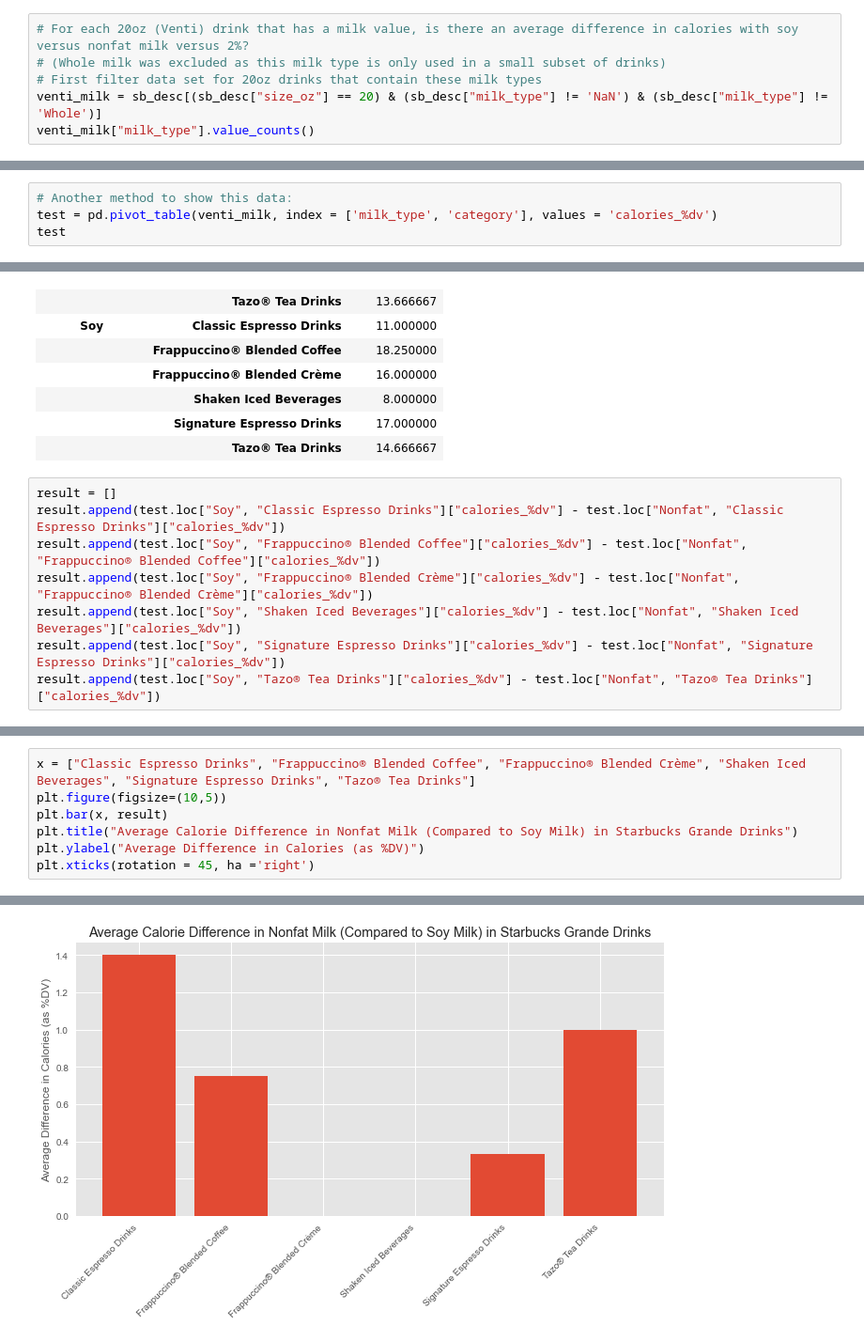
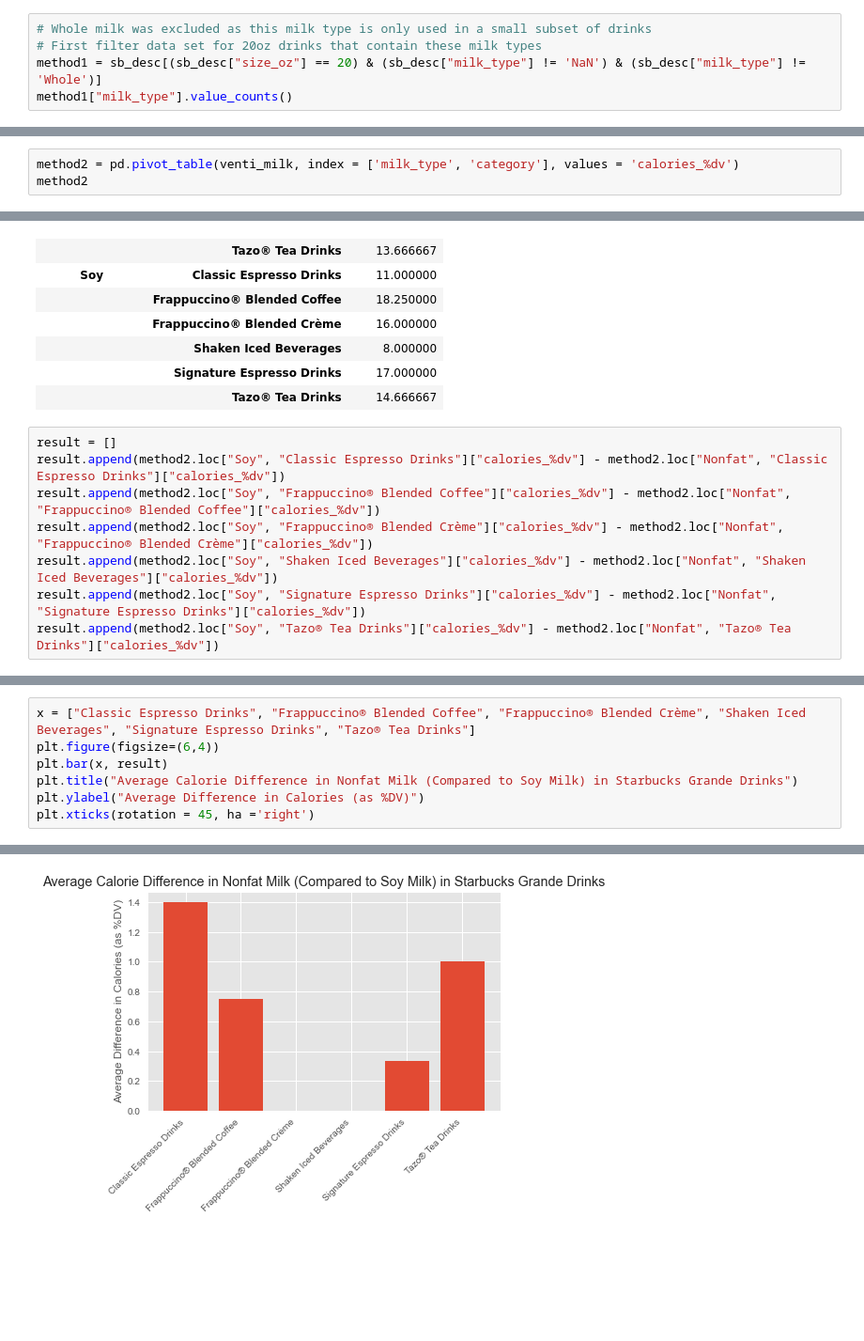
Before and after one commit to Ugi77/projects, a Jupyter notebook: NutritionAnalysisTour/desc_stats_pandas.ipynb, the cells around one changed output, grey strips where cells are left out. Shown at 94% size. Saved outputs shown, nothing was run; the diff lists cells and outputs as text; blank space fills up the shorter version.

```diff
--- a/NutritionAnalysisTour/desc_stats_pandas.ipynb
+++ b/NutritionAnalysisTour/desc_stats_pandas.ipynb
@@ -147,9 +213,8 @@ plt.show()
 # %%
-# For each 20oz (Venti) drink that has a milk value, is there an average difference in calories with soy versus nonfat milk versus 2%?
-# (Whole milk was excluded as this milk type is only used in a small subset of drinks)
+# Whole milk was excluded as this milk type is only used in a small subset of drinks
 # First filter data set for 20oz drinks that contain these milk types
-venti_milk = sb_desc[(sb_desc["size_oz"] == 20) & (sb_desc["milk_type"] != 'NaN') & (sb_desc["milk_type"] != 'Whole')]
-venti_milk["milk_type"].value_counts()
+method1 = sb_desc[(sb_desc["size_oz"] == 20) & (sb_desc["milk_type"] != 'NaN') & (sb_desc["milk_type"] != 'Whole')]
+method1["milk_type"].value_counts()
 # %% [output]
 Nonfat    21
 Soy       16
@@ -199,7 +266,6 @@ plt.xticks(rotation = 45, ha ='right')
 # %%
-# Another method to show this data:
-test = pd.pivot_table(venti_milk, index = ['milk_type', 'category'], values = 'calories_%dv')
-test
+method2 = pd.pivot_table(venti_milk, index = ['milk_type', 'category'], values = 'calories_%dv')
+method2
 # %% [output]
 |  |  | calories_%dv |
 | milk_type | category |  |
@@ -222,9 +288,9 @@ test
 |  | Tazo® Tea Drinks | 14.666667 |
 # %%
 result = []
-result.append(test.loc["Soy", "Classic Espresso Drinks"]["calories_%dv"] - test.loc["Nonfat", "Classic Espresso Drinks"]["calories_%dv"])
-result.append(test.loc["Soy", "Frappuccino® Blended Coffee"]["calories_%dv"] - test.loc["Nonfat", "Frappuccino® Blended Coffee"]["calories_%dv"])
-result.append(test.loc["Soy", "Frappuccino® Blended Crème"]["calories_%dv"] - test.loc["Nonfat", "Frappuccino® Blended Crème"]["calories_%dv"])
-result.append(test.loc["Soy", "Shaken Iced Beverages"]["calories_%dv"] - test.loc["Nonfat", "Shaken Iced Beverages"]["calories_%dv"])
-result.append(test.loc["Soy", "Signature Espresso Drinks"]["calories_%dv"] - test.loc["Nonfat", "Signature Espresso Drinks"]["calories_%dv"])
-result.append(test.loc["Soy", "Tazo® Tea Drinks"]["calories_%dv"] - test.loc["Nonfat", "Tazo® Tea Drinks"]["calories_%dv"])
+result.append(method2.loc["Soy", "Classic Espresso Drinks"]["calories_%dv"] - method2.loc["Nonfat", "Classic Espresso Drinks"]["calories_%dv"])
+result.append(method2.loc["Soy", "Frappuccino® Blended Coffee"]["calories_%dv"] - method2.loc["Nonfat", "Frappuccino® Blended Coffee"]["calories_%dv"])
+result.append(method2.loc["Soy", "Frappuccino® Blended Crème"]["calories_%dv"] - method2.loc["Nonfat", "Frappuccino® Blended Crème"]["calories_%dv"])
+result.append(method2.loc["Soy", "Shaken Iced Beverages"]["calories_%dv"] - method2.loc["Nonfat", "Shaken Iced Beverages"]["calories_%dv"])
+result.append(method2.loc["Soy", "Signature Espresso Drinks"]["calories_%dv"] - method2.loc["Nonfat", "Signature Espresso Drinks"]["calories_%dv"])
+result.append(method2.loc["Soy", "Tazo® Tea Drinks"]["calories_%dv"] - method2.loc["Nonfat", "Tazo® Tea Drinks"]["calories_%dv"])
@@ -235,16 +297,16 @@ test.iloc[0]["calories_%dv"]
 # %%
 x = ["Classic Espresso Drinks", "Frappuccino® Blended Coffee", "Frappuccino® Blended Crème", "Shaken Iced Beverages", "Signature Espresso Drinks", "Tazo® Tea Drinks"]
-plt.figure(figsize=(10,5))
+plt.figure(figsize=(6,4))
 plt.bar(x, result)
 plt.title("Average Calorie Difference in Nonfat Milk (Compared to Soy Milk) in Starbucks Grande Drinks")
 plt.ylabel("Average Difference in Calories (as %DV)")
 plt.xticks(rotation = 45, ha ='right')
 # %% [output]
 ([0, 1, 2, 3, 4, 5],
  [Text(0, 0, ''),
   Text(0, 0, ''),
   Text(0, 0, ''),
   Text(0, 0, ''),
   Text(0, 0, ''),
   Text(0, 0, '')])
-[figure, old version]
+[figure, new version]
```
Also changed, not shown: parts of 20 cells of this notebook.
